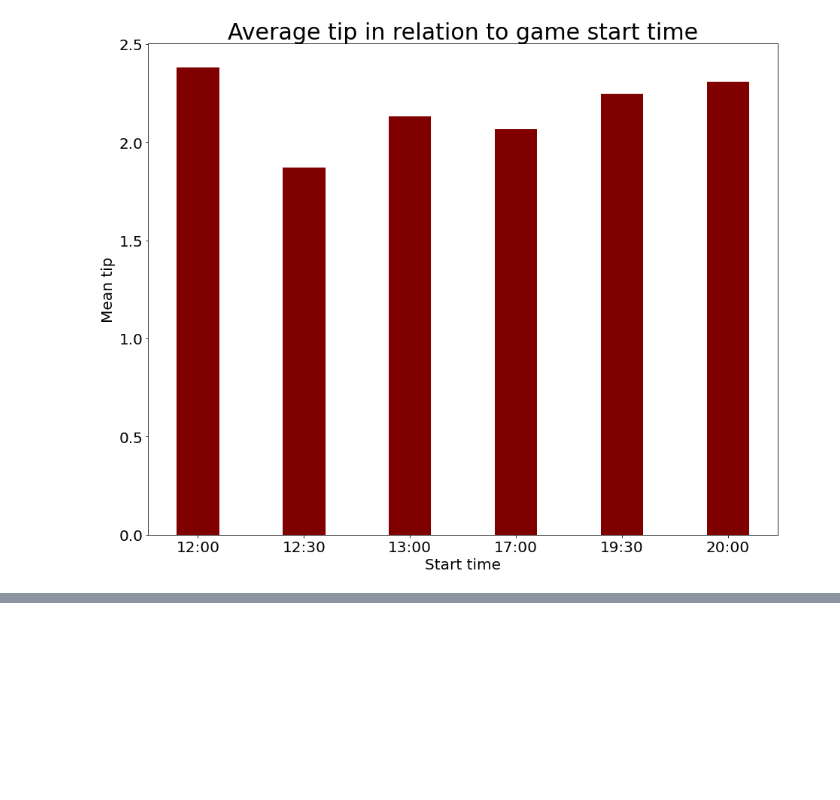
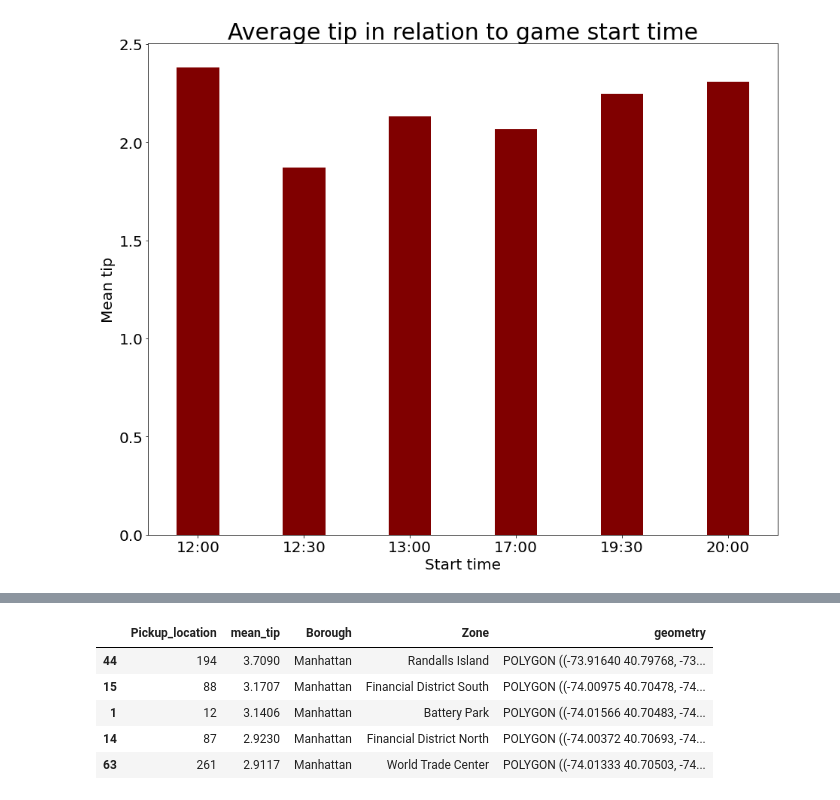
Before and after one commit to MAST30034-Applied-Data-Science/mast30034-project-1-dustintano10, a Jupyter notebook: notebooks/Analysis.ipynb, the cells around one changed output, grey strips where cells are left out. Drawn from its saved outputs; the diff is of its cells as text; code cells hidden in the pictures; blank space fills up the shorter version.

Commit message:
Finished analysis notebook

```diff
--- a/notebooks/Analysis.ipynb
+++ b/notebooks/Analysis.ipynb
@@ -246,0 +213,4 @@ NameError: name 'gpd' is not defined
+# %%
+# created a gdf for manhattan only as we are only focusing on manhattan for the geospatial analysis
+
+gdf_manhattan = gdf[gdf["Borough"] == "Manhattan"]
@@ -246,0 +223,17 @@ NameError: name 'gpd' is not defined
+# %%
+# merge the gdf with the aggregated_PU (aggregate by pickup location)
+
+
+aggregate_PU_manhattan =  aggregate_PU \
+    .merge(gdf_manhattan[['LocationID', 'Borough', 'Zone', 'geometry']], left_on='Pickup_location', right_on='LocationID') \
+    .drop('LocationID', axis=1) \
+    .sort_values(by = ['mean_tip'], ascending = False)
+
+aggregate_PU_manhattan.head()
+# %% [output]
+|  | Pickup_location | mean_tip | Borough | Zone | geometry |
+| 44 | 194 | 3.7090 | Manhattan | Randalls Island | POLYGON ((-73.91640 40.79768, -73... |
+| 15 | 88 | 3.1707 | Manhattan | Financial District South | POLYGON ((-74.00975 40.70478, -74... |
+| 1 | 12 | 3.1406 | Manhattan | Battery Park | POLYGON ((-74.01566 40.70483, -74... |
+| 14 | 87 | 2.9230 | Manhattan | Financial District North | POLYGON ((-74.00372 40.70693, -74... |
+| 63 | 261 | 2.9117 | Manhattan | World Trade Center | POLYGON ((-74.01333 40.70503, -74... |
```
Also changed, not shown: parts of 22 cells of this notebook, 2 other files.
